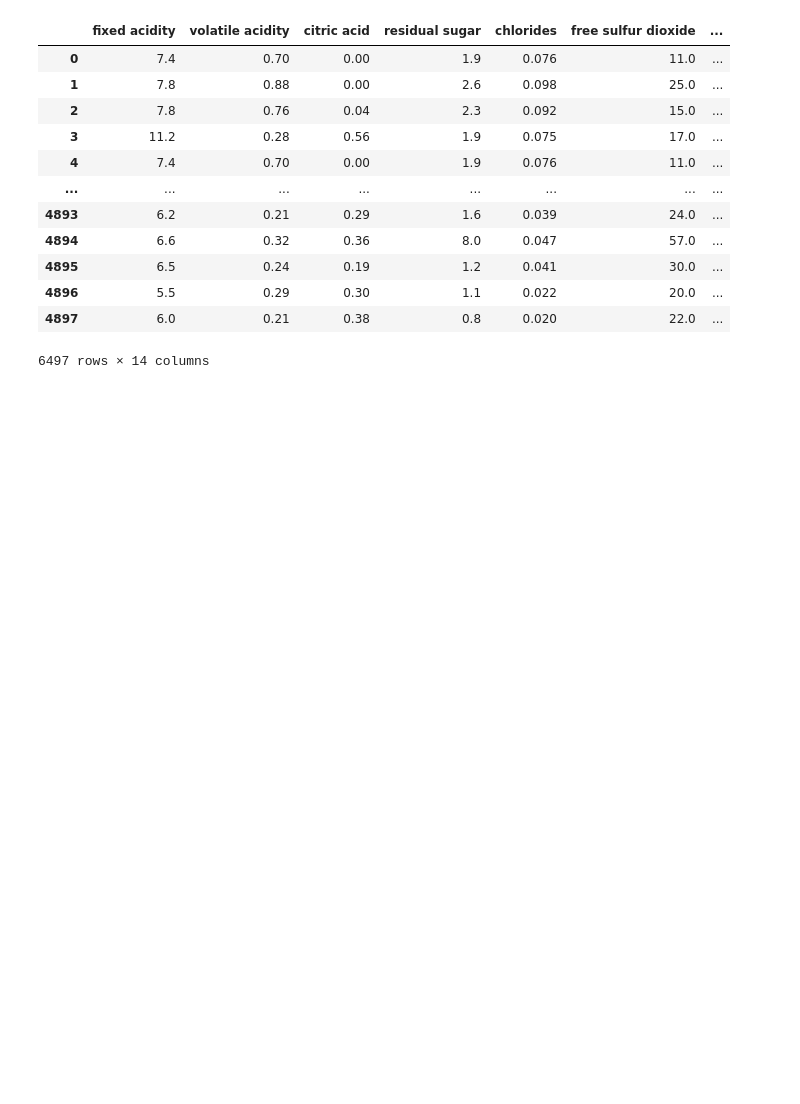
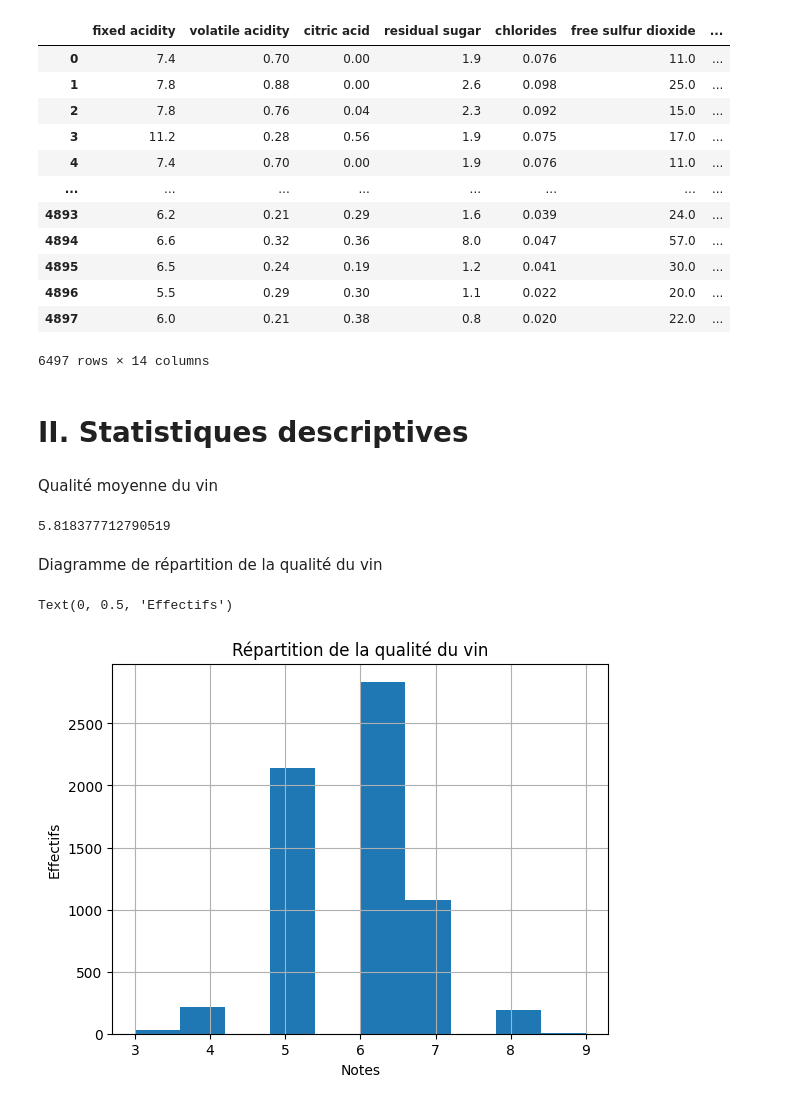
Before and after one commit to OraneOrveillon/machine-learning-wine-quality, a Jupyter notebook: main.ipynb, the cells around one changed output. Cells and saved outputs as stored; diff of their text form; code cells hidden in the pictures; blank space fills up the shorter version.

Commit message:
Stats descriptives + données d'entraînement

```diff
--- a/main.ipynb
+++ b/main.ipynb
@@ -88,3 +88,23 @@ df
 | 4896 | 5.5 | 0.29 | 0.30 | 1.1 | 0.022 | 20.0 | ... |
 | 4897 | 6.0 | 0.21 | 0.38 | 0.8 | 0.020 | 22.0 | ... |
 6497 rows × 14 columns
+# %% [markdown]
+# II. Statistiques descriptives
+# %% [markdown]
+Qualité moyenne du vin
+# %%
+df.quality.mean()
+# %% [output]
+5.818377712790519
+# %% [markdown]
+Diagramme de répartition de la qualité du vin
+# %%
+import matplotlib.pyplot as plt
+
+plt.title('Répartition de la qualité du vin')
+df.quality.hist()
+plt.xlabel('Notes')
+plt.ylabel('Effectifs')
+# %% [output]
+Text(0, 0.5, 'Effectifs')
+[figure, added]
```
Also changed, not shown: parts of 10 cells of this notebook.
